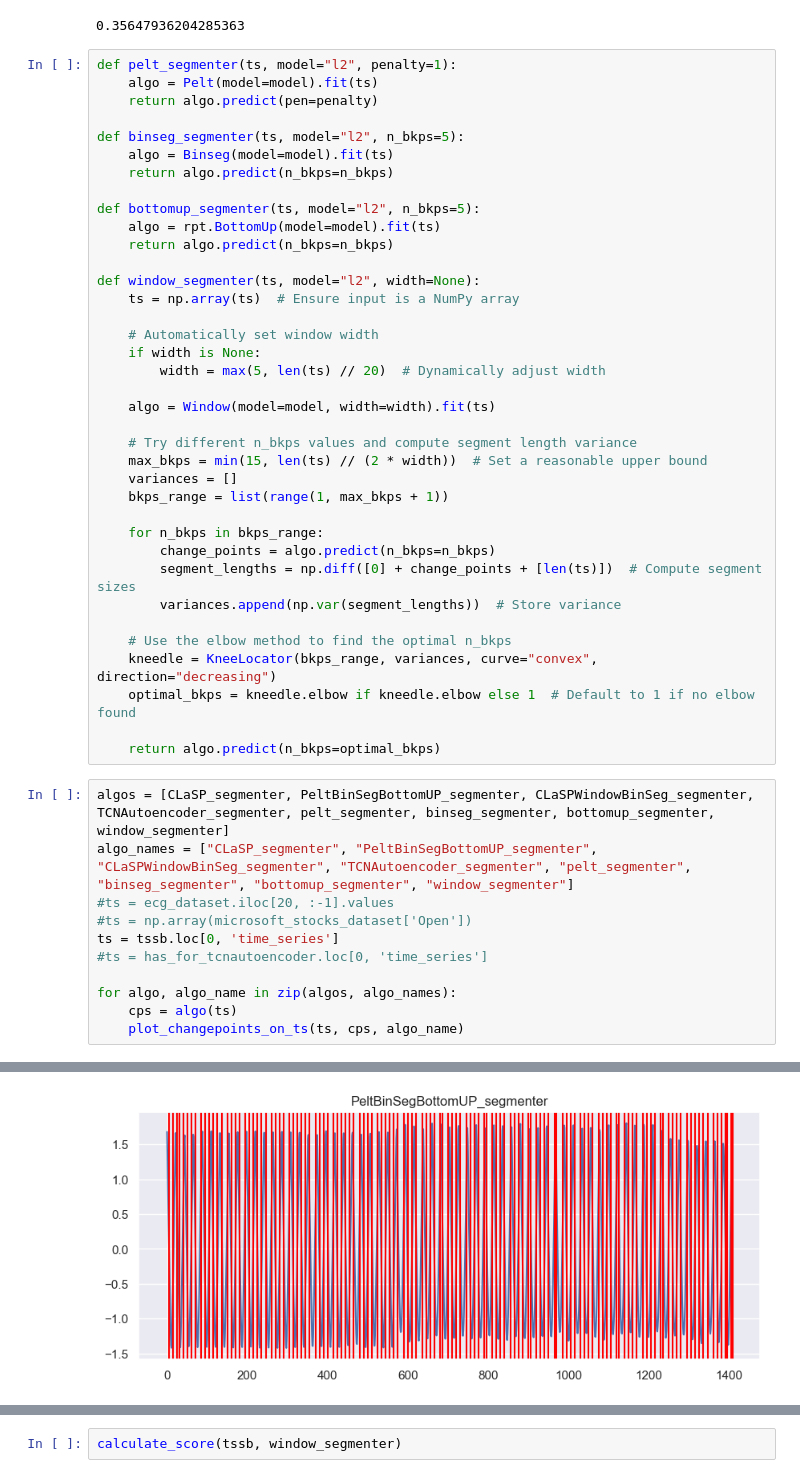
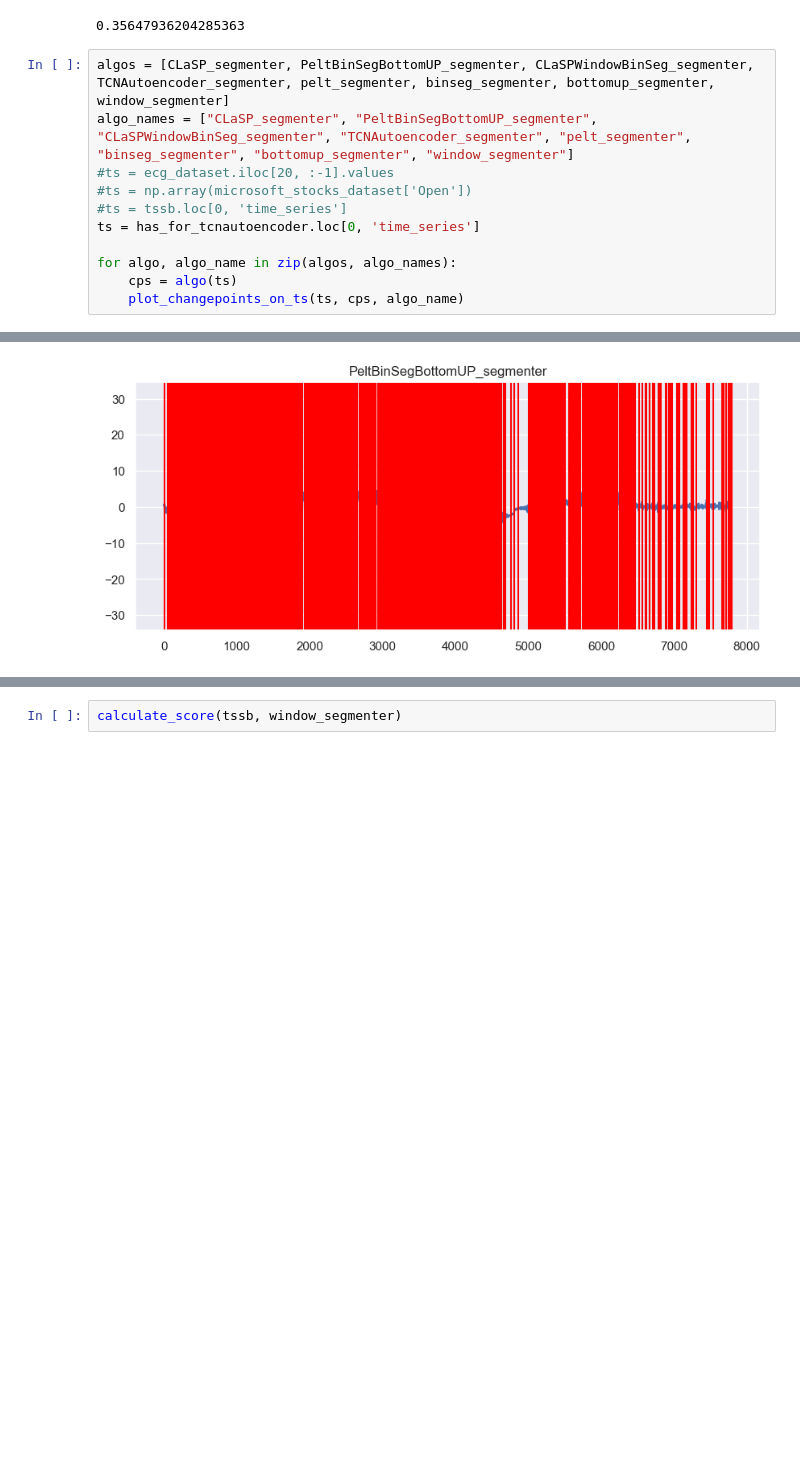
Before and after one commit to czotterbenedek/time-series-ensemble-segmentation, a Jupyter notebook: onlab_tfb4fy.ipynb, the cells around one changed output, grey strips where cells are left out. Drawn from its saved outputs; the diff is of its cells as text; blank space fills up the shorter version.

Commit message:
Optimizing other algos

```diff
--- a/onlab_tfb4fy.ipynb
+++ b/onlab_tfb4fy.ipynb
@@ -643,50 +677,13 @@ calculate_score(tssb, CLaSP_segmenter)
 calculate_score(tssb, PeltBinSegBottomUP_segmenter)
 # %% [output]
 0.35647936204285363
-# %%
-def pelt_segmenter(ts, model="l2", penalty=1):
-    algo = Pelt(model=model).fit(ts)
-    return algo.predict(pen=penalty)
-
-def binseg_segmenter(ts, model="l2", n_bkps=5):
-    algo = Binseg(model=model).fit(ts)
-    return algo.predict(n_bkps=n_bkps)
-
-def bottomup_segmenter(ts, model="l2", n_bkps=5):
-    algo = rpt.BottomUp(model=model).fit(ts)
-    return algo.predict(n_bkps=n_bkps)
-
-def window_segmenter(ts, model="l2", width=None):
-    ts = np.array(ts)  # Ensure input is a NumPy array
-
-    # Automatically set window width
-    if width is None:
-        width = max(5, len(ts) // 20)  # Dynamically adjust width
-
-    algo = Window(model=model, width=width).fit(ts)
-
-    # Try different n_bkps values and compute segment length variance
-    max_bkps = min(15, len(ts) // (2 * width))  # Set a reasonable upper bound
-    variances = []
-    bkps_range = list(range(1, max_bkps + 1))
-
-    for n_bkps in bkps_range:
-        change_points = algo.predict(n_bkps=n_bkps)
-        segment_lengths = np.diff([0] + change_points + [len(ts)])  # Compute segment sizes
-        variances.append(np.var(segment_lengths))  # Store variance
-
-    # Use the elbow method to find the optimal n_bkps
-    kneedle = KneeLocator(bkps_range, variances, curve="convex", direction="decreasing")
-    optimal_bkps = kneedle.elbow if kneedle.elbow else 1  # Default to 1 if no elbow found
-
-    return algo.predict(n_bkps=optimal_bkps)
 # %%
 algos = [CLaSP_segmenter, PeltBinSegBottomUP_segmenter, CLaSPWindowBinSeg_segmenter, TCNAutoencoder_segmenter, pelt_segmenter, binseg_segmenter, bottomup_segmenter, window_segmenter]
 algo_names = ["CLaSP_segmenter", "PeltBinSegBottomUP_segmenter", "CLaSPWindowBinSeg_segmenter", "TCNAutoencoder_segmenter", "pelt_segmenter", "binseg_segmenter", "bottomup_segmenter", "window_segmenter"]
 #ts = ecg_dataset.iloc[20, :-1].values
 #ts = np.array(microsoft_stocks_dataset['Open'])
-ts = tssb.loc[0, 'time_series']
-#ts = has_for_tcnautoencoder.loc[0, 'time_series']
+#ts = tssb.loc[0, 'time_series']
+ts = has_for_tcnautoencoder.loc[0, 'time_series']
 
 for algo, algo_name in zip(algos, algo_names):
     cps = algo(ts)
@@ -696 +693 @@ for algo, algo_name in zip(algos, algo_names):
-[figure, old version]
+[figure, new version]
```
Also changed, not shown: parts of 11 cells of this notebook.
